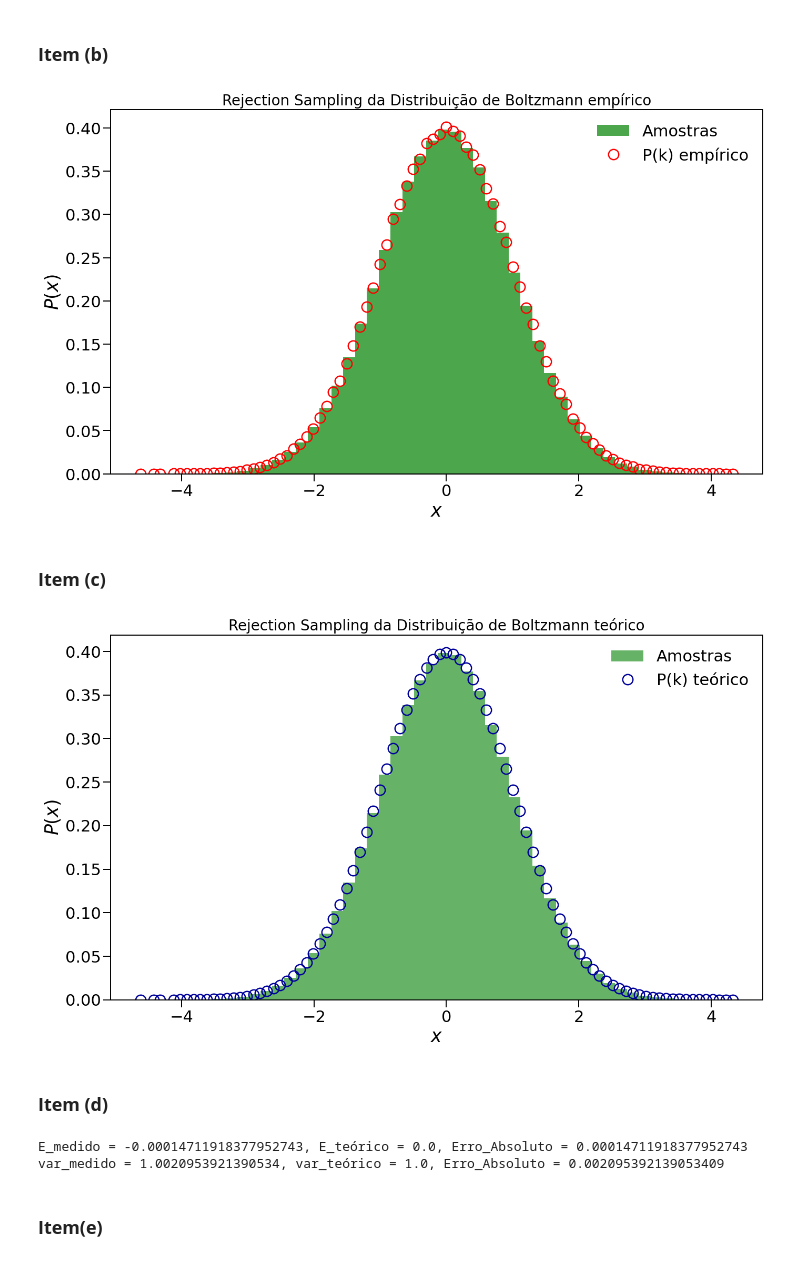
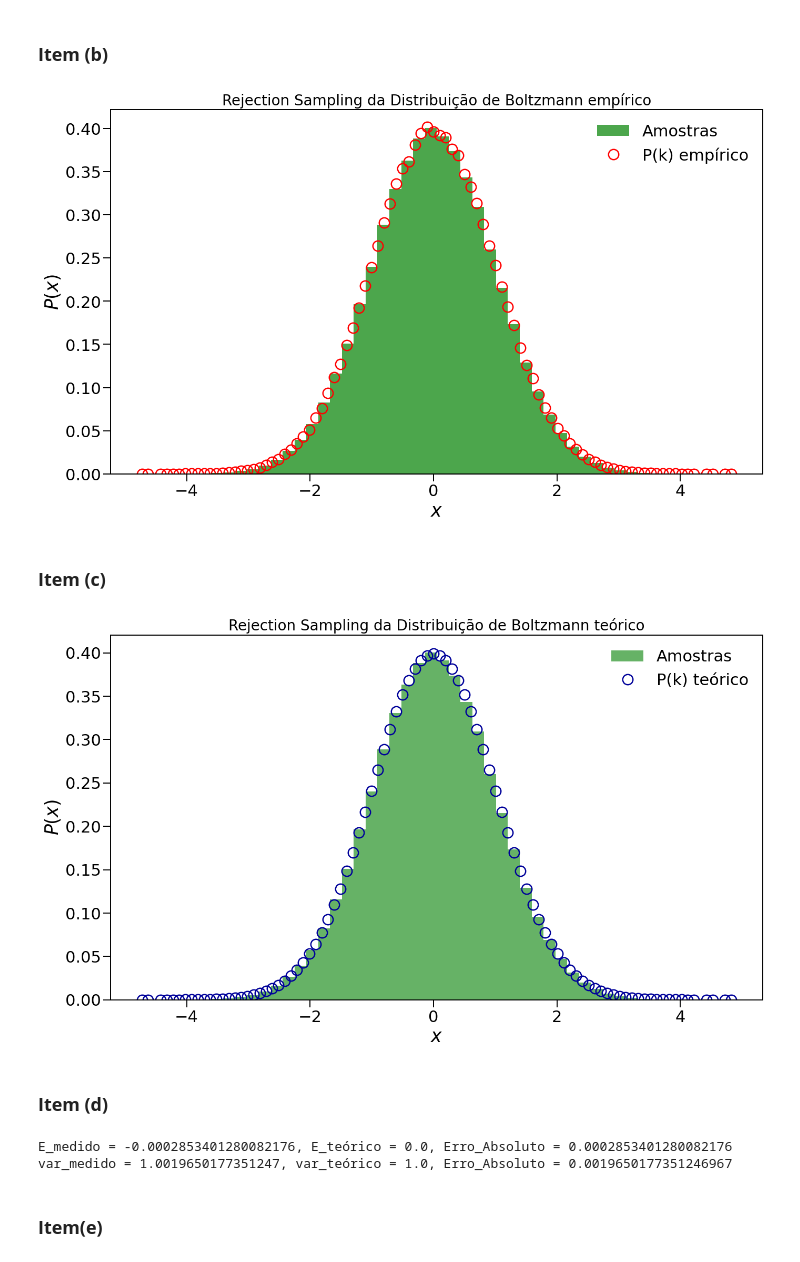
Before and after one commit to JuniorAlencar/TopFisTeo2024.2, a Jupyter notebook: Lista_1/questões/Question1.ipynb, the cells around one changed output. Cells and saved outputs as stored; diff of their text form; code cells hidden in the pictures.

```diff
--- a/Lista_1/questões/Question1.ipynb
+++ b/Lista_1/questões/Question1.ipynb
@@ -43,12 +43,13 @@ para fornecer uma ferramenta visual adicional de comparação entre a distribui
 # %%
 # Item (a) <---------------
 # Determina largura da gaussiana
-a = 10
+b = 10
+a = -b
 n_samples = 5*10**5
 M = 50
 # Retorna lista de valores aceitos
 
-samples = rejection_sampling(n_samples, a, M, P, g)
+samples = rejection_sampling(n_samples, a, b, M, P, g)
 print('Amostras aceitas para distribuição de Boltzmann (Rejection samples)')
 #print(samples)
 # %% [output]
@@ -58,22 +59,22 @@ Amostras aceitas para distribuição de Boltzmann (Rejection samples)
 # %%
 # Item (b) - Plot do Histograma <---------------
 m = 200 # número de bins na distribuição
 # x_aceito e p(x_aceito) empíricos
-k_data, Pk_data = distribution_data(samples, a, m)
+k_data, Pk_data = distribution_data(samples, a, b, m)
 fig = plt.subplots(figsize=(16, 9))
 plt.hist(samples, bins=50, density=True, alpha=0.7, label="Amostras", color='green')
 plt.plot(k_data, Pk_data, 'o', label='P(k) empírico', mfc = "None", mec = "red", ms=14, mew=1.8)
 #plt.plot(x, P(x) / sum(P(x)), label="Distribuição alvo (não normalizada)", color='red')
 #plt.plot(samples, P(samples) / sum(P(samples)), label="Distribuição alvo (não normalizada)", color='red')
 plt.legend(prop={"size": 22}, fancybox=True, framealpha=0.0)
 plt.xlabel(r"$x$", size=25)
 plt.ylabel(r"$P(x)$", size=25)
 plt.title("Rejection Sampling da Distribuição de Boltzmann empírico", size=20)
 plt.tick_params('both', width=1.4, length=10, labelsize=22)
 plt.savefig("results/Questão1/RejectionEmpirico.pdf")
 plt.show()
 # %% [output]
-[figure, old version]
+[figure, new version]
 # %% [markdown]
 ### **Item (c)**
 # %%
@@ -93,7 +94,7 @@ plt.tick_params('both', width=1.4, length=10, labelsize=22)
 plt.savefig("results/Questão1/RejectionTeorico.pdf")
 plt.show()
 # %% [output]
-[figure, old version]
+[figure, new version]
 # %% [markdown]
 ### **Item (d)**
 # %%
@@ -109,8 +110,8 @@ Err_var = abs(var - var_teo)
 print(f'E_medido = {E}, E_teórico = {E_teo}, Erro_Absoluto = {Err_E}')
 print(f'var_medido = {var}, var_teórico = {var_teo}, Erro_Absoluto = {Err_var}')
 # %% [output]
-E_medido = -0.00014711918377952743, E_teórico = 0.0, Erro_Absoluto = 0.00014711918377952743
-var_medido = 1.0020953921390534, var_teórico = 1.0, Erro_Absoluto = 0.002095392139053409
+E_medido = -0.0002853401280082176, E_teórico = 0.0, Erro_Absoluto = 0.0002853401280082176
+var_medido = 1.0019650177351247, var_teórico = 1.0, Erro_Absoluto = 0.0019650177351246967
 # %% [markdown]
 ### **Item(e)**
 # %%
```
Also changed, not shown: parts of 1 cell of this notebook, 4 other files.
